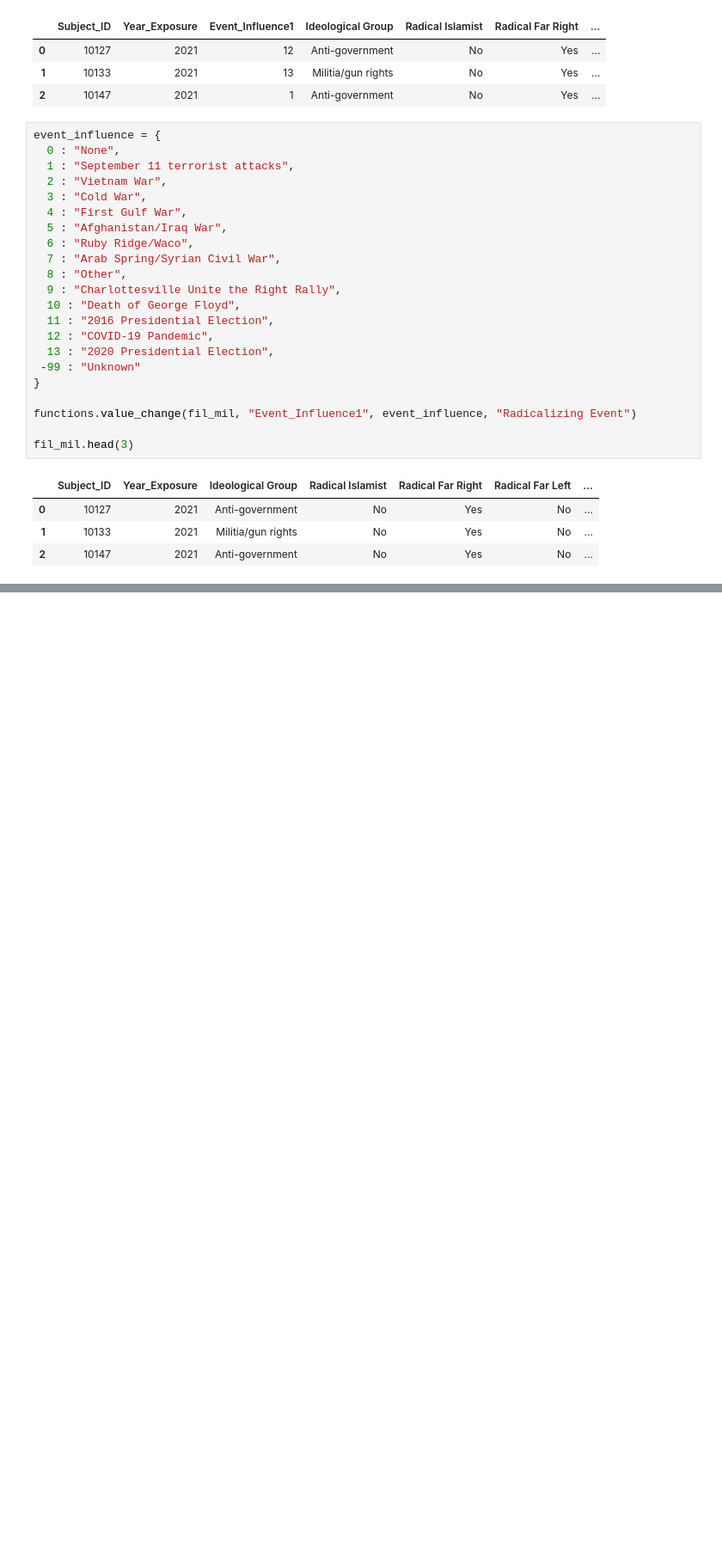
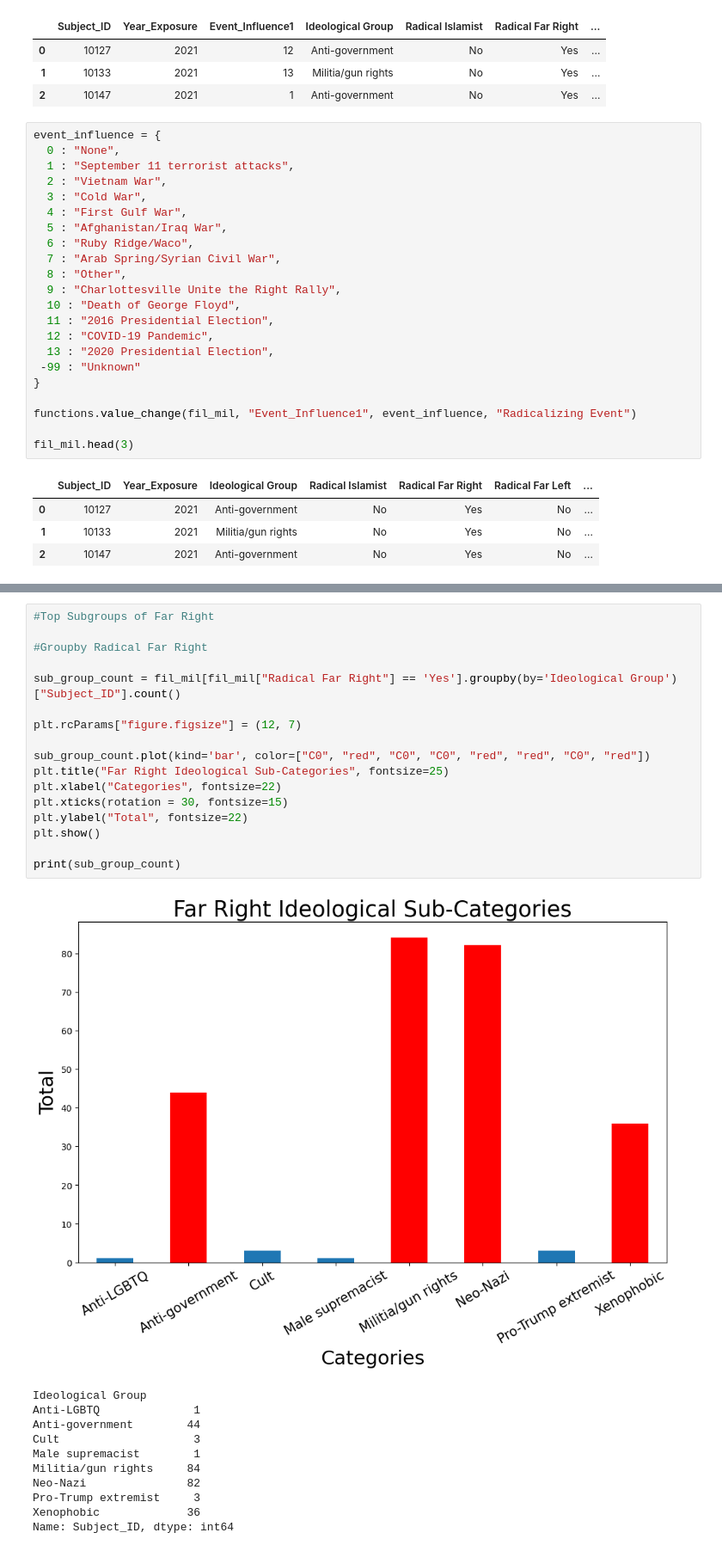
Before and after one commit to mrichburg/extremist_profile_exploration, a Jupyter notebook: notebooks/EDA.ipynb, the cells around one changed output, grey strips where cells are left out. Shown at 86% size. Cells and saved outputs as stored; diff of their text form; blank space fills up the shorter version.

```diff
--- a/notebooks/EDA.ipynb
+++ b/notebooks/EDA.ipynb
@@ -246,0 +298,29 @@ fil_mil.head(3)
+# %%
+#Top Subgroups of Far Right
+
+#Groupby Radical Far Right
+
+sub_group_count = fil_mil[fil_mil["Radical Far Right"] == 'Yes'].groupby(by='Ideological Group')["Subject_ID"].count()
+
+plt.rcParams["figure.figsize"] = (12, 7)
+
+sub_group_count.plot(kind='bar', color=["C0", "red", "C0", "C0", "red", "red", "C0", "red"])
+plt.title("Far Right Ideological Sub-Categories", fontsize=25)
+plt.xlabel("Categories", fontsize=22)
+plt.xticks(rotation = 30, fontsize=15)
+plt.ylabel("Total", fontsize=22)
+plt.show()
+
+print(sub_group_count)
+# %% [output]
+[figure, added]
+Ideological Group
+Anti-LGBTQ              1
+Anti-government        44
+Cult                    3
+Male supremacist        1
+Militia/gun rights     84
+Neo-Nazi               82
+Pro-Trump extremist     3
+Xenophobic             36
+Name: Subject_ID, dtype: int64
```
Also changed, not shown: parts of 6 cells of this notebook, 5 other files.
